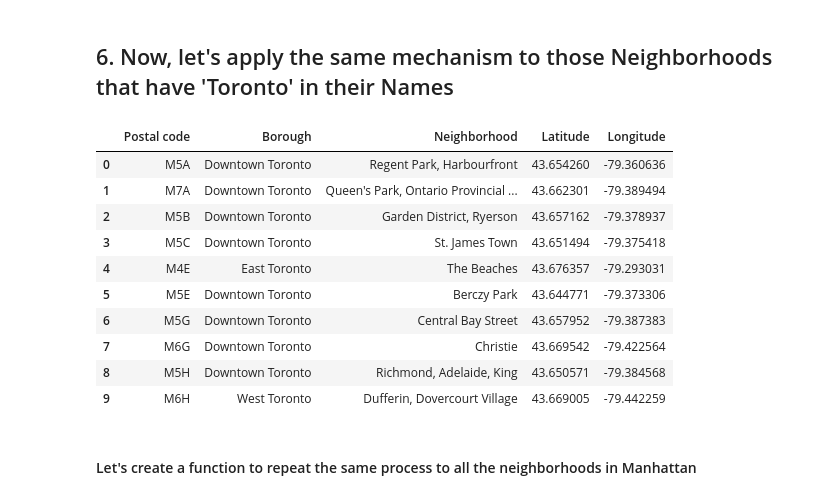
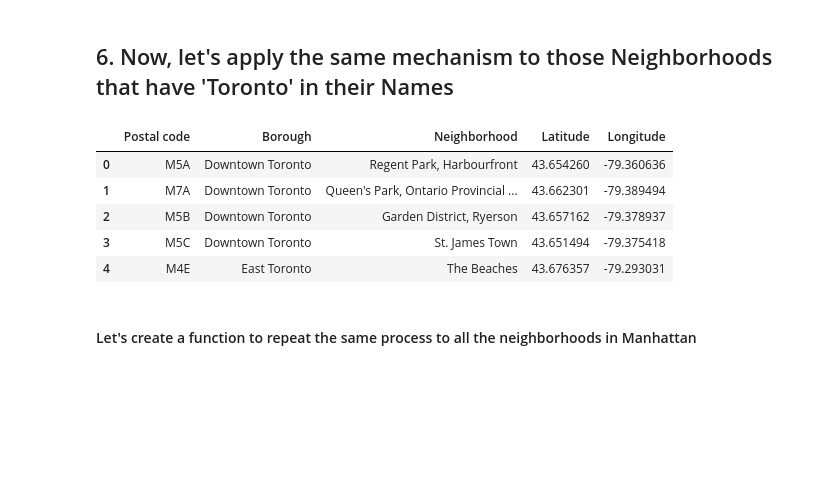
Before and after one commit to Manik-Kapil/Coursera_Capstone, a Jupyter notebook: Segmenting and Clustering Neighborhoods in Toronto.ipynb, the cells around one changed output. Drawn from its saved outputs; the diff is of its cells as text; code cells hidden in the pictures; blank space fills up the shorter version.

```diff
--- a/Segmenting and Clustering Neighborhoods in Toronto.ipynb
+++ b/Segmenting and Clustering Neighborhoods in Toronto.ipynb
@@ -263,20 +285,15 @@ regent_neighborhood
 # %%
 toronto_df = merged_df[merged_df['Borough'].str.contains('Toronto')]
 toronto_df.set_index('Postal code', inplace = True)
 toronto_df.reset_index(inplace = True)
-toronto_df.head(10)
+toronto_df.head()
 # %% [output]
 |  | Postal code | Borough | Neighborhood | Latitude | Longitude |
 | 0 | M5A | Downtown Toronto | Regent Park, Harbourfront | 43.654260 | -79.360636 |
 | 1 | M7A | Downtown Toronto | Queen's Park, Ontario Provincial ... | 43.662301 | -79.389494 |
 | 2 | M5B | Downtown Toronto | Garden District, Ryerson | 43.657162 | -79.378937 |
 | 3 | M5C | Downtown Toronto | St. James Town | 43.651494 | -79.375418 |
 | 4 | M4E | East Toronto | The Beaches | 43.676357 | -79.293031 |
-| 5 | M5E | Downtown Toronto | Berczy Park | 43.644771 | -79.373306 |
-| 6 | M5G | Downtown Toronto | Central Bay Street | 43.657952 | -79.387383 |
-| 7 | M6G | Downtown Toronto | Christie | 43.669542 | -79.422564 |
-| 8 | M5H | Downtown Toronto | Richmond, Adelaide, King | 43.650571 | -79.384568 |
-| 9 | M6H | West Toronto | Dufferin, Dovercourt Village | 43.669005 | -79.442259 |
 # %% [markdown]
 #### Let's create a function to repeat the same process to all the neighborhoods in Manhattan
 # %%
```
Also changed, not shown: parts of 14 cells of this notebook.
